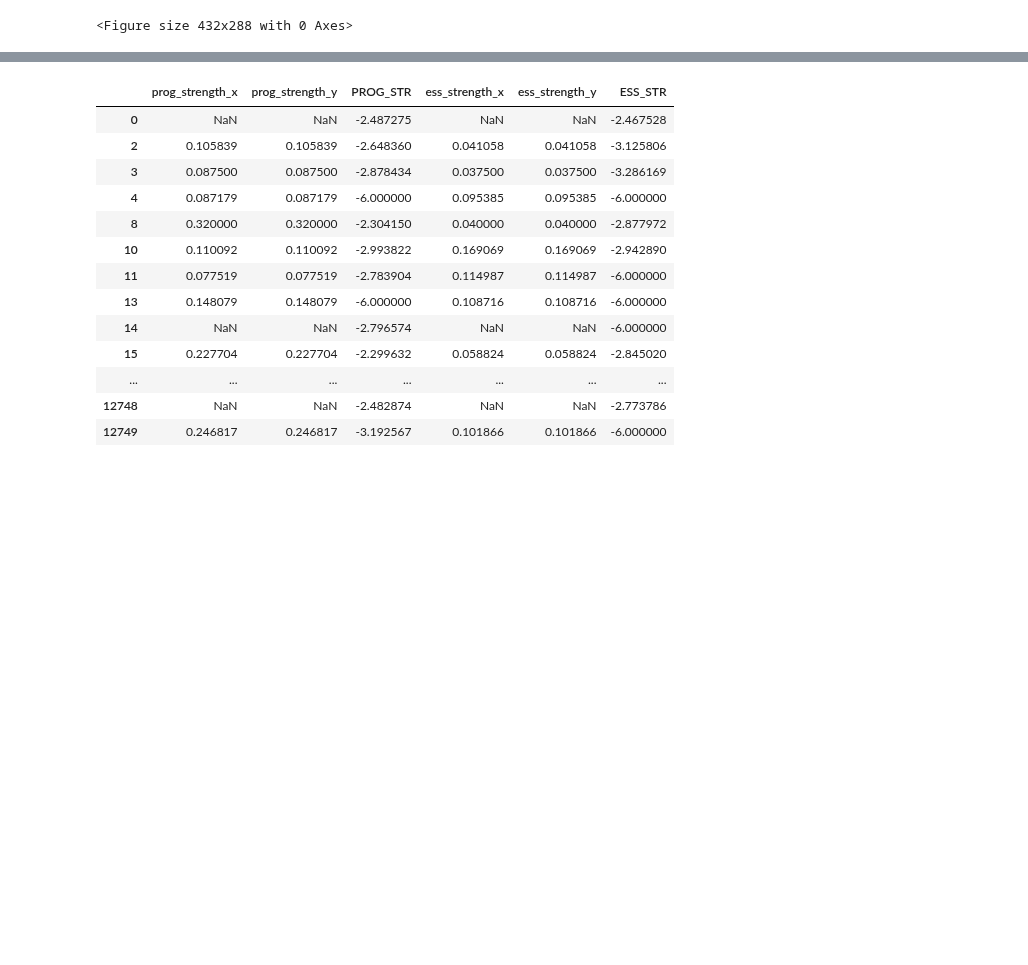
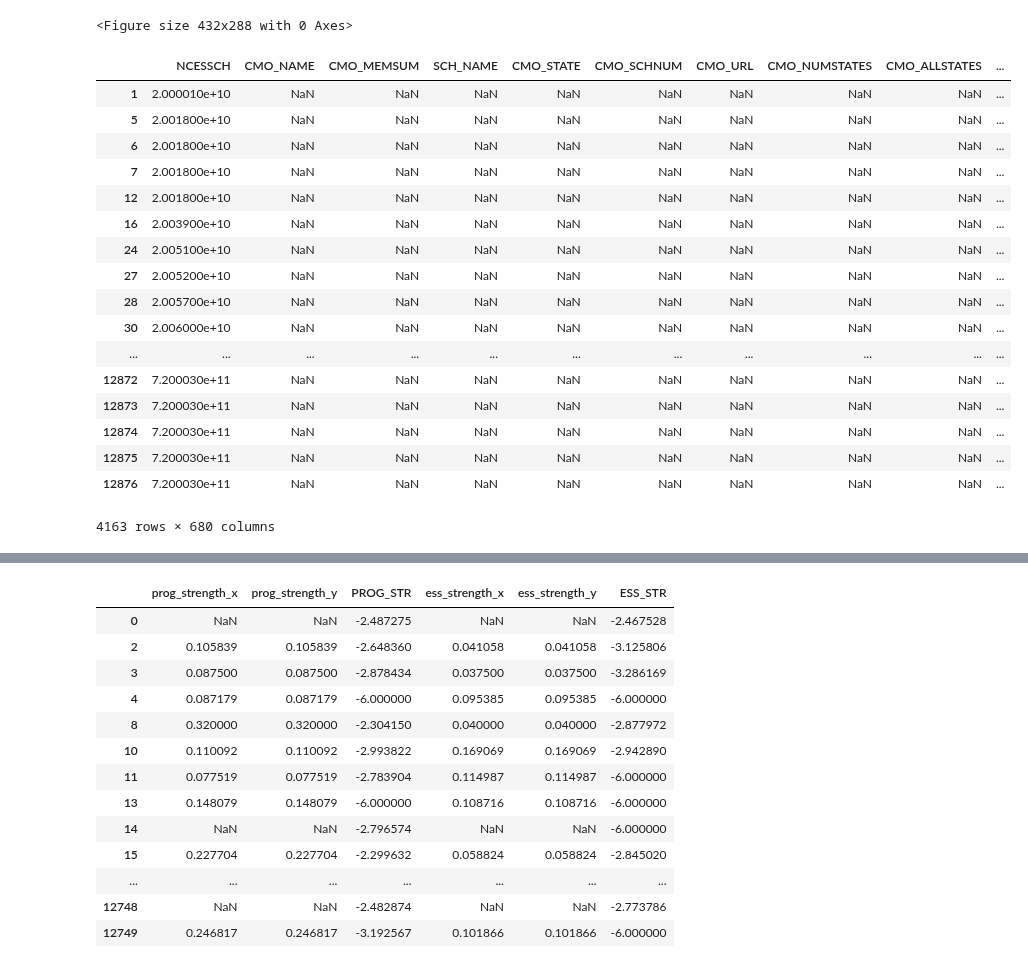
Before and after one commit to jhaber-zz/archive, a Jupyter notebook: data/data_visualization.ipynb, the cells around one changed output, grey strips where cells are left out. Saved outputs shown, nothing was run; the diff lists cells and outputs as text; code cells hidden in the pictures; blank space fills up the shorter version.

```diff
--- a/data/data_visualization.ipynb
+++ b/data/data_visualization.ipynb
@@ -78,6 +81,27 @@ schooldf["% Population 25 Years and Over: Bachelor's Degree or Higher"] = school
 
 #schooldf["PCTFRL"] = schooldf["TOTFRL"]/schooldf["MEMBER"] # Percent receiving free/ reduced-price lunch
 #schooldf["IDLEAN"] = schooldf["ess_strength"] - schooldf["prog_strength"]
+# %%
+schooldf[schooldf["WEBTEXT"].apply(len) == 0]
+# %% [output]
+|  | NCESSCH | CMO_NAME | CMO_MEMSUM | SCH_NAME | CMO_STATE | CMO_SCHNUM | CMO_URL | CMO_NUMSTATES | CMO_ALLSTATES | ... |
+| 1 | 2.000010e+10 | NaN | NaN | NaN | NaN | NaN | NaN | NaN | NaN | ... |
+| 5 | 2.001800e+10 | NaN | NaN | NaN | NaN | NaN | NaN | NaN | NaN | ... |
+| 6 | 2.001800e+10 | NaN | NaN | NaN | NaN | NaN | NaN | NaN | NaN | ... |
+| 7 | 2.001800e+10 | NaN | NaN | NaN | NaN | NaN | NaN | NaN | NaN | ... |
+| 12 | 2.001800e+10 | NaN | NaN | NaN | NaN | NaN | NaN | NaN | NaN | ... |
+| 16 | 2.003900e+10 | NaN | NaN | NaN | NaN | NaN | NaN | NaN | NaN | ... |
+| 24 | 2.005100e+10 | NaN | NaN | NaN | NaN | NaN | NaN | NaN | NaN | ... |
+| 27 | 2.005200e+10 | NaN | NaN | NaN | NaN | NaN | NaN | NaN | NaN | ... |
+| 28 | 2.005700e+10 | NaN | NaN | NaN | NaN | NaN | NaN | NaN | NaN | ... |
+| 30 | 2.006000e+10 | NaN | NaN | NaN | NaN | NaN | NaN | NaN | NaN | ... |
+| ... | ... | ... | ... | ... | ... | ... | ... | ... | ... | ... |
+| 12872 | 7.200030e+11 | NaN | NaN | NaN | NaN | NaN | NaN | NaN | NaN | ... |
+| 12873 | 7.200030e+11 | NaN | NaN | NaN | NaN | NaN | NaN | NaN | NaN | ... |
+| 12874 | 7.200030e+11 | NaN | NaN | NaN | NaN | NaN | NaN | NaN | NaN | ... |
+| 12875 | 7.200030e+11 | NaN | NaN | NaN | NaN | NaN | NaN | NaN | NaN | ... |
+| 12876 | 7.200030e+11 | NaN | NaN | NaN | NaN | NaN | NaN | NaN | NaN | ... |
+4163 rows × 680 columns
 # %%
 # Clean up DF:
 print("Initial length: ", len(schooldf))
```
Also changed, not shown: parts of 8 cells of this notebook, 5 other files.
